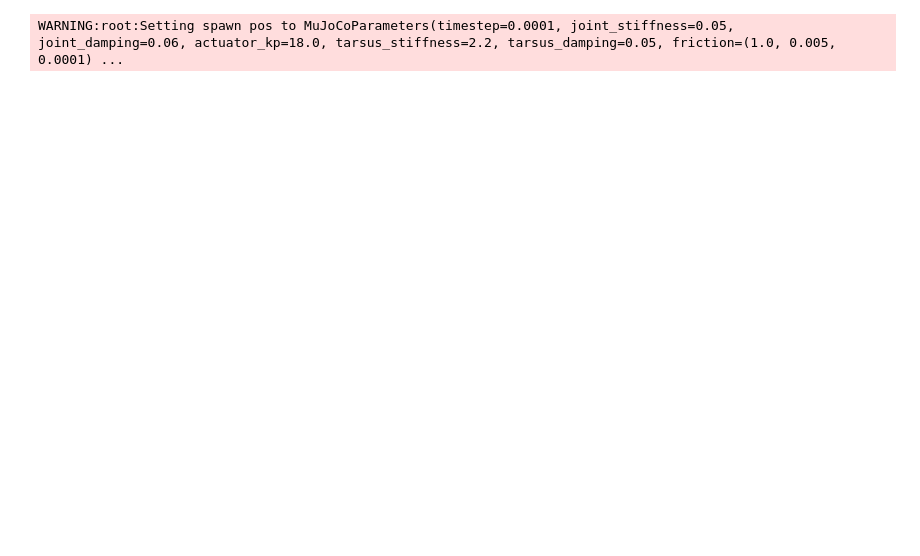
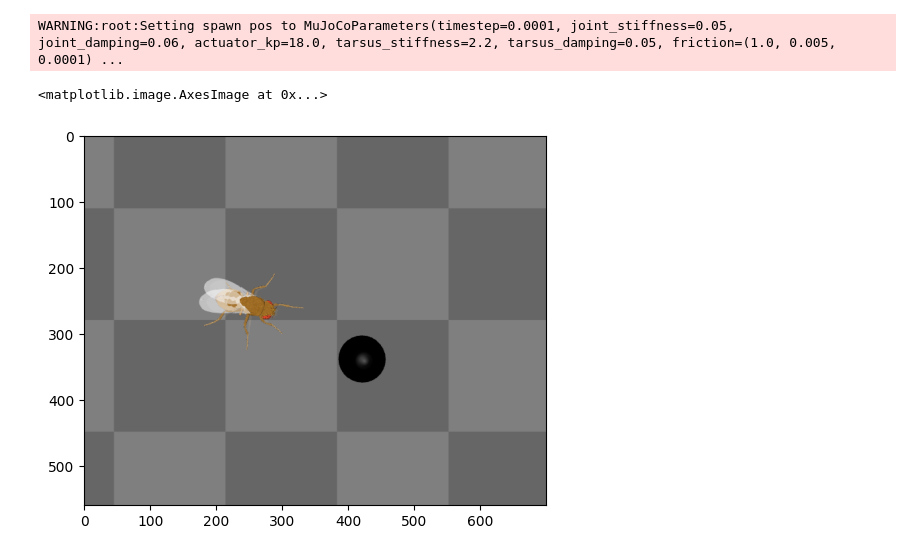
Before and after one commit to NeLy-EPFL/nmf2-paper, a Jupyter notebook: visual_inputs/visual_taxis.ipynb, the cells around one changed output. Drawn from its saved outputs; the diff is of its cells as text; code cells hidden in the pictures; blank space fills up the shorter version.

```diff
--- a/visual_inputs/visual_taxis.ipynb
+++ b/visual_inputs/visual_taxis.ipynb
@@ -295 +366,6 @@ def add_insets(viz_frame, visual_input):
+# %%
+plt.imshow(sim.physics.render(width=700, height=560, camera_id="birdeye_cam_zoom"))
+# %% [output]
+<matplotlib.image.AxesImage at 0x...>
+[figure, added]
 # %%
```
Also changed, not shown: parts of 7 cells of this notebook, 23 other files.
